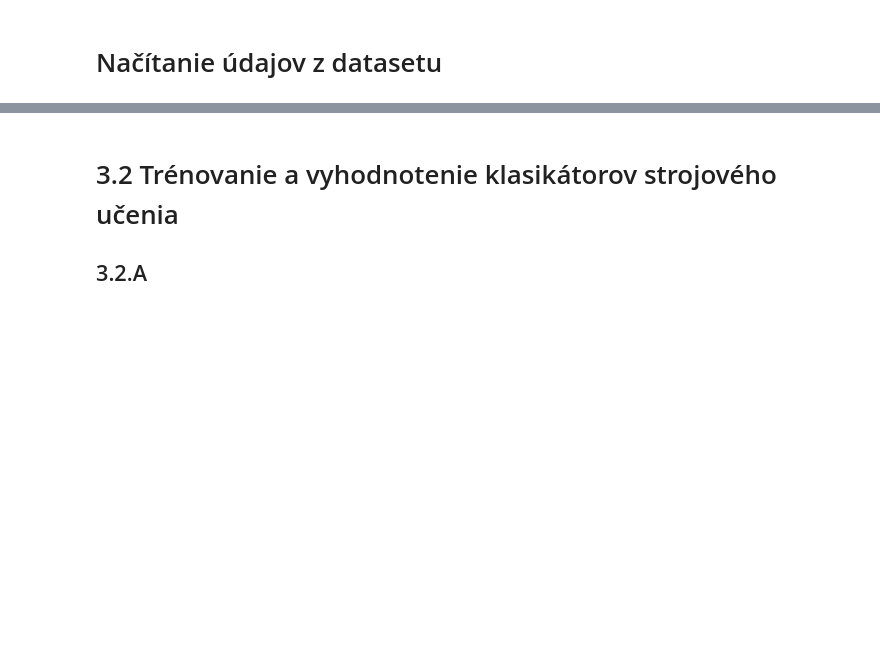
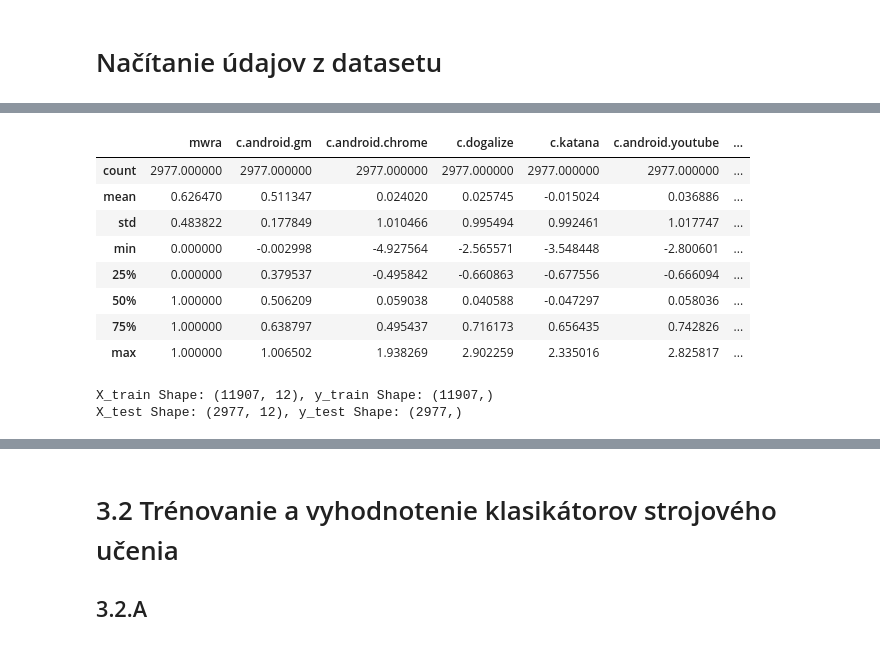
Before and after one commit to RikoAppDev/iau-course-assignments, a Jupyter notebook: zadanie-faza3.ipynb, the cells around one changed output, grey strips where cells are left out. Saved outputs shown, nothing was run; the diff lists cells and outputs as text; code cells hidden in the pictures; blank space fills up the shorter version.

```diff
--- a/zadanie-faza3.ipynb
+++ b/zadanie-faza3.ipynb
@@ -6,0 +140,26 @@
+# %%
+test_data.describe()
+# %% [output]
+|  | mwra | c.android.gm | c.android.chrome | c.dogalize | c.katana | c.android.youtube | ... |
+| count | 2977.000000 | 2977.000000 | 2977.000000 | 2977.000000 | 2977.000000 | 2977.000000 | ... |
+| mean | 0.626470 | 0.511347 | 0.024020 | 0.025745 | -0.015024 | 0.036886 | ... |
+| std | 0.483822 | 0.177849 | 1.010466 | 0.995494 | 0.992461 | 1.017747 | ... |
+| min | 0.000000 | -0.002998 | -4.927564 | -2.565571 | -3.548448 | -2.800601 | ... |
+| 25% | 0.000000 | 0.379537 | -0.495842 | -0.660863 | -0.677556 | -0.666094 | ... |
+| 50% | 1.000000 | 0.506209 | 0.059038 | 0.040588 | -0.047297 | 0.058036 | ... |
+| 75% | 1.000000 | 0.638797 | 0.495437 | 0.716173 | 0.656435 | 0.742826 | ... |
+| max | 1.000000 | 1.006502 | 1.938269 | 2.902259 | 2.335016 | 2.825817 | ... |
+# %%
+# Rozdelenie na atributy a cielovu premennu
+X_train = train_data.drop(columns=['mwra'])
+y_train = train_data['mwra']
+
+X_test = test_data.drop(columns=['mwra'])
+y_test = test_data['mwra']
+
+# Kontrola rozmerov
+print(f"X_train Shape: {X_train.shape}, y_train Shape: {y_train.shape}")
+print(f"X_test Shape: {X_test.shape}, y_test Shape: {y_test.shape}")
+# %% [output]
+X_train Shape: (11907, 12), y_train Shape: (11907,)
+X_test Shape: (2977, 12), y_test Shape: (2977,)
```
Also changed, not shown: parts of 14 cells of this notebook, 2 other files.
